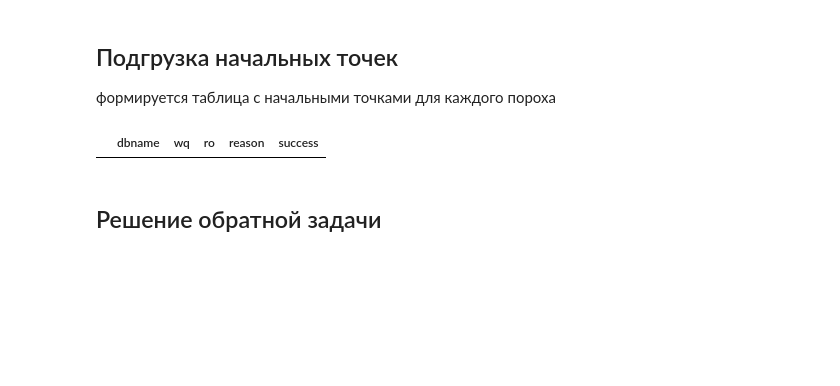
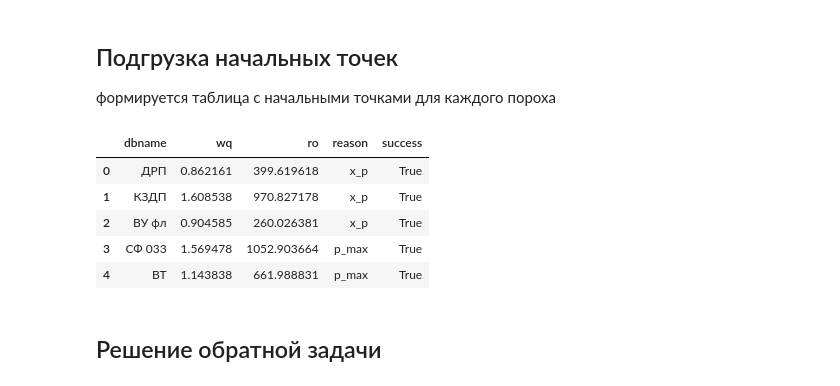
Before and after one commit to MaksKos/Ballistic, a Jupyter notebook: main.ipynb, the cells around one changed output. Cells and saved outputs as stored; diff of their text form; code cells hidden in the pictures; blank space fills up the shorter version.

```diff
--- a/main.ipynb
+++ b/main.ipynb
@@ -14,8 +14,14 @@ from joblib import Parallel, delayed
 # %%
 tabel_init_points = pd.read_csv("data/init_points.csv")
 tabel_init_points.loc[tabel_init_points['success']==False]
+tabel_init_points.head()
 # %% [output]
 |  | dbname | wq | ro | reason | success |
+| 0 | ДРП | 0.862161 | 399.619618 | x_p | True |
+| 1 | КЗДП | 1.608538 | 970.827178 | x_p | True |
+| 2 | ВУ фл | 0.904585 | 260.026381 | x_p | True |
+| 3 | СФ 033 | 1.569478 | 1052.903664 | p_max | True |
+| 4 | ВТ | 1.143838 | 661.988831 | p_max | True |
 # %% [markdown]
 ## Решение обратной задачи
 # %%
```
Also changed, not shown: parts of 3 cells of this notebook, 1 other file.
